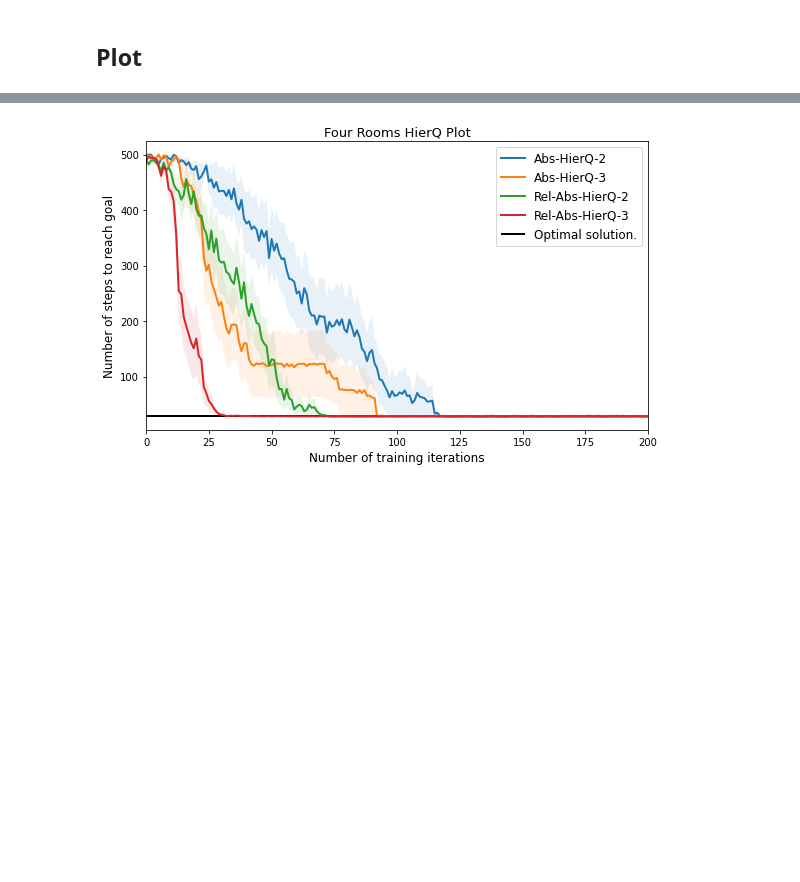
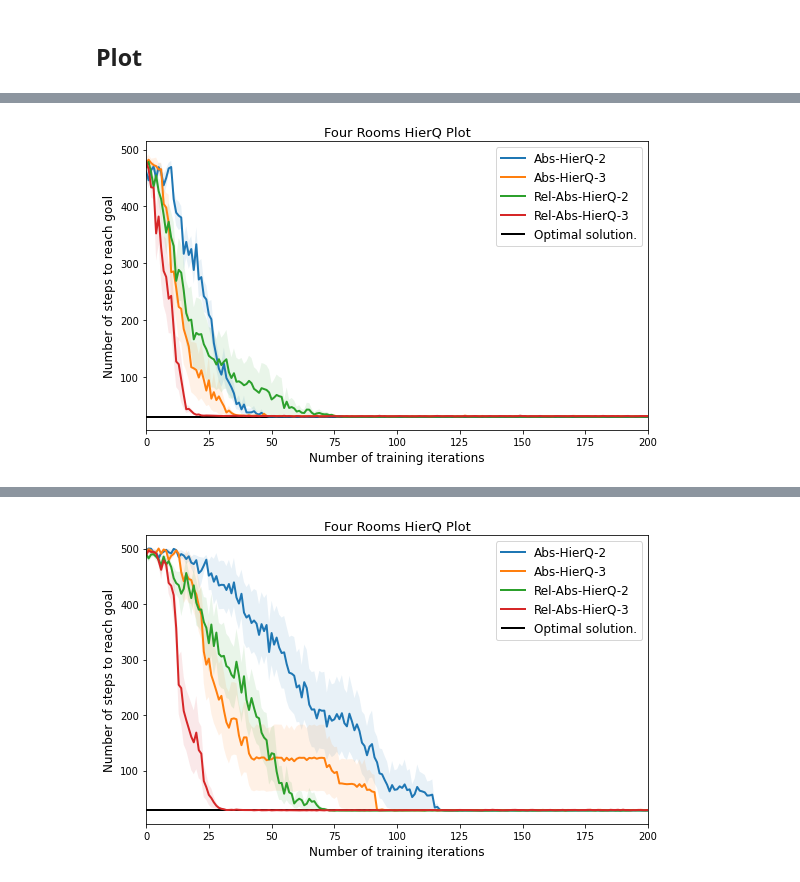
Before and after one commit to joeryjoery/Hierarchical-Muzero, a Jupyter notebook: notebooks/Tabular/HierQV2Indev.ipynb, the cells around one changed output, grey strips where cells are left out. Saved outputs shown, nothing was run; the diff lists cells and outputs as text; code cells hidden in the pictures; blank space fills up the shorter version.

```diff
--- a/notebooks/Tabular/HierQV2Indev.ipynb
+++ b/notebooks/Tabular/HierQV2Indev.ipynb
@@ -514,3 +554,23 @@ Benchmarking agent: 0
+# %%
+plt.figure(figsize=(8, 5))
+
+for a, l in zip(benchmark_data[1][1], [r'Abs-HierQ-2', r'Abs-HierQ-3', r'Rel-Abs-HierQ-2', r'Rel-Abs-HierQ-3']):
+    plot_progress(np.asarray(a), population_size=r, axis=2, label=l)
+
+# Optimal solution on this example is 14 steps.
+plt.hlines(30, 0, 200, label='Optimal solution.', color='black', linewidth=2)
+
+plt.xlim([0, 200])
+plt.title("Four Rooms HierQ Plot", fontsize=13)
+plt.ylabel("Number of steps to reach goal", fontsize=12)
+plt.xlabel("Number of training iterations", fontsize=12)
+
+plt.legend(fontsize=12)
+
+plt.tight_layout()
+plt.show()
+# %% [output]
+[figure, added]
 # %%
 plt.figure(figsize=(8, 5))
 
```
Also changed, not shown: parts of 24 cells of this notebook, 20 other files.
